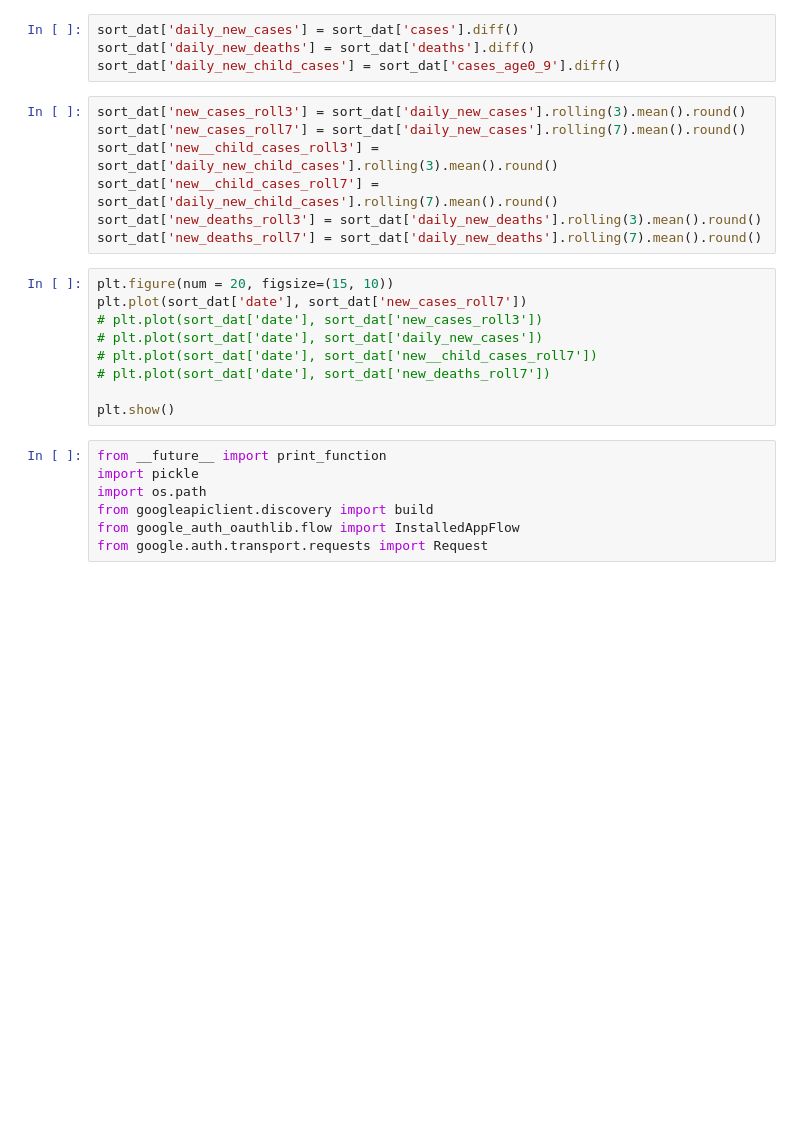
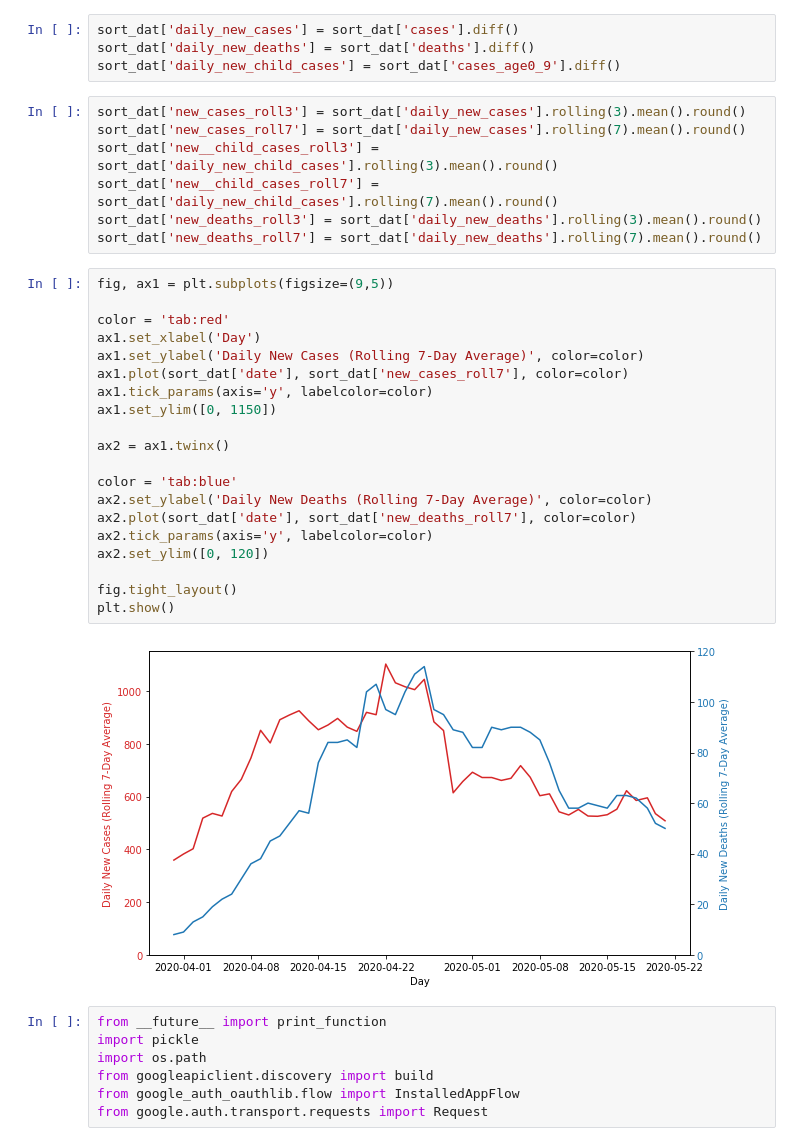
Before and after one commit to JasonCabral/CT_Covid_Alerts, a Jupyter notebook: data_munge.ipynb, the cells around one changed output. Cells and saved outputs as stored; diff of their text form; blank space fills up the shorter version.

Commit message:
small plot update (#4)

```diff
--- a/data_munge.ipynb
+++ b/data_munge.ipynb
@@ -32,15 +32,28 @@ sort_dat['new__child_cases_roll3'] = sort_dat['daily_new_child_cases'].rolling(3
 sort_dat['new__child_cases_roll7'] = sort_dat['daily_new_child_cases'].rolling(7).mean().round()
 sort_dat['new_deaths_roll3'] = sort_dat['daily_new_deaths'].rolling(3).mean().round()
 sort_dat['new_deaths_roll7'] = sort_dat['daily_new_deaths'].rolling(7).mean().round()
-# %%
-plt.figure(num = 20, figsize=(15, 10))
-plt.plot(sort_dat['date'], sort_dat['new_cases_roll7'])
-# plt.plot(sort_dat['date'], sort_dat['new_cases_roll3'])
-# plt.plot(sort_dat['date'], sort_dat['daily_new_cases'])
-# plt.plot(sort_dat['date'], sort_dat['new__child_cases_roll7'])
-# plt.plot(sort_dat['date'], sort_dat['new_deaths_roll7'])
-
-plt.show()
+# %%
+fig, ax1 = plt.subplots(figsize=(9,5))
+
+color = 'tab:red'
+ax1.set_xlabel('Day')
+ax1.set_ylabel('Daily New Cases (Rolling 7-Day Average)', color=color)
+ax1.plot(sort_dat['date'], sort_dat['new_cases_roll7'], color=color)
+ax1.tick_params(axis='y', labelcolor=color)
+ax1.set_ylim([0, 1150])
+
+ax2 = ax1.twinx()
+
+color = 'tab:blue'
+ax2.set_ylabel('Daily New Deaths (Rolling 7-Day Average)', color=color)
+ax2.plot(sort_dat['date'], sort_dat['new_deaths_roll7'], color=color)
+ax2.tick_params(axis='y', labelcolor=color)
+ax2.set_ylim([0, 120])
+
+fig.tight_layout()
+plt.show()
+# %% [output]
+[figure, added]
 # %%
 from __future__ import print_function
 import pickle
```
